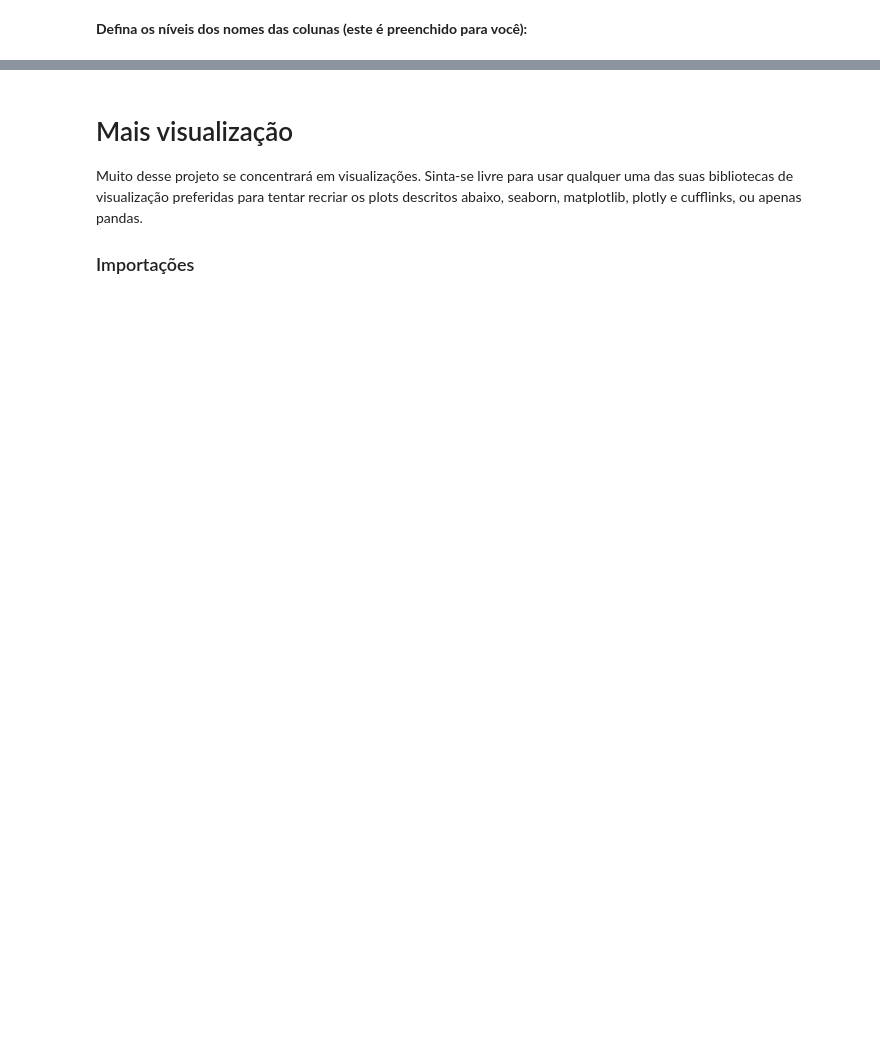
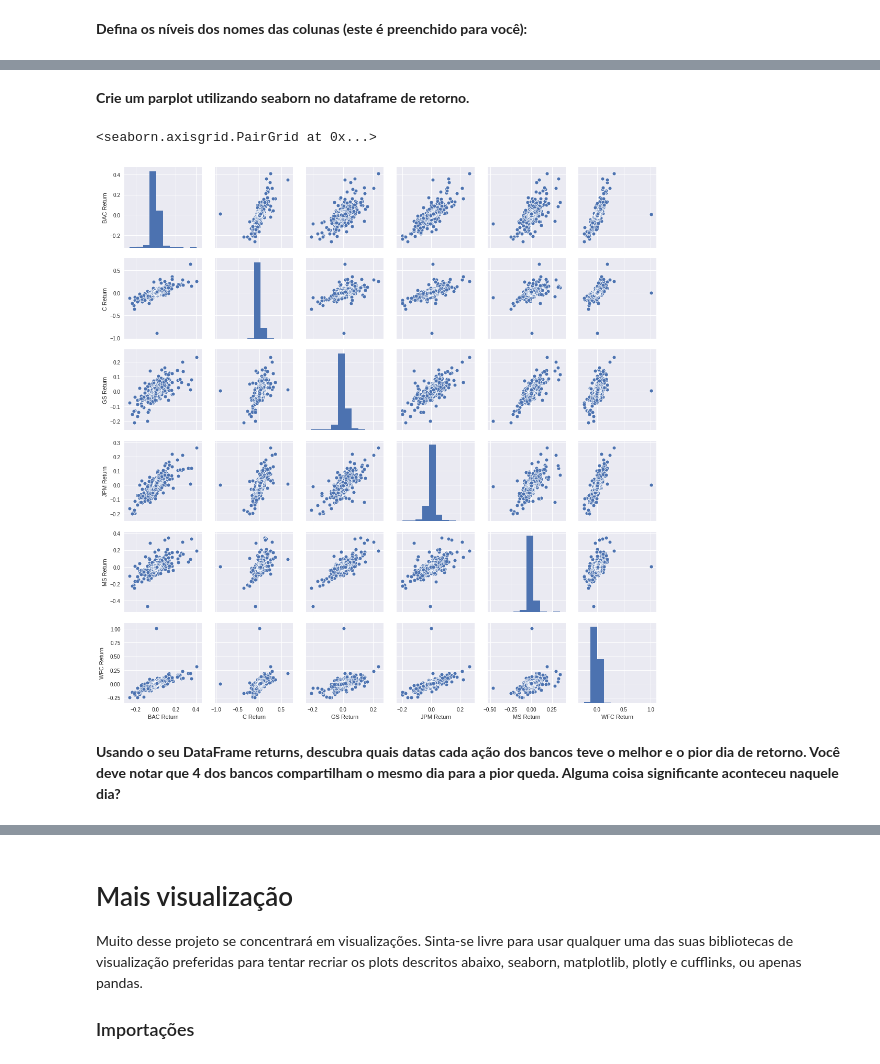
Before and after one commit to danbailo/Data-Science, a Jupyter notebook: Projetos de dados/Finanças/Projeto de dados de finanças.ipynb, the cells around one changed output, grey strips where cells are left out. Cells and saved outputs as stored; diff of their text form; code cells hidden in the pictures; blank space fills up the shorter version.

Commit message:
projeto de analise de dados dos bancos finalizado

```diff
--- a/Projetos de dados/Finanças/Projeto de dados de finanças.ipynb
+++ b/Projetos de dados/Finanças/Projeto de dados de finanças.ipynb
@@ -351,0 +328,2 @@ using a non-integer number instead of an integer will result in an error in the
+# %%
+returns = pd.DataFrame()
@@ -351,0 +354,9 @@ using a non-integer number instead of an integer will result in an error in the
+# %% [markdown]
+**Crie um parplot utilizando seaborn no dataframe de retorno.**
+# %%
+sns.pairplot(data=returns[1:])
+# %% [output]
+<seaborn.axisgrid.PairGrid at 0x...>
+[figure, added]
+# %% [markdown]
+**Usando o seu DataFrame returns, descubra quais datas cada ação dos bancos teve o melhor e o pior dia de retorno. Você deve notar que 4 dos bancos compartilham o mesmo dia para a pior queda. Alguma coisa significante aconteceu naquele dia?**
```
Also changed, not shown: parts of 72 cells of this notebook.
